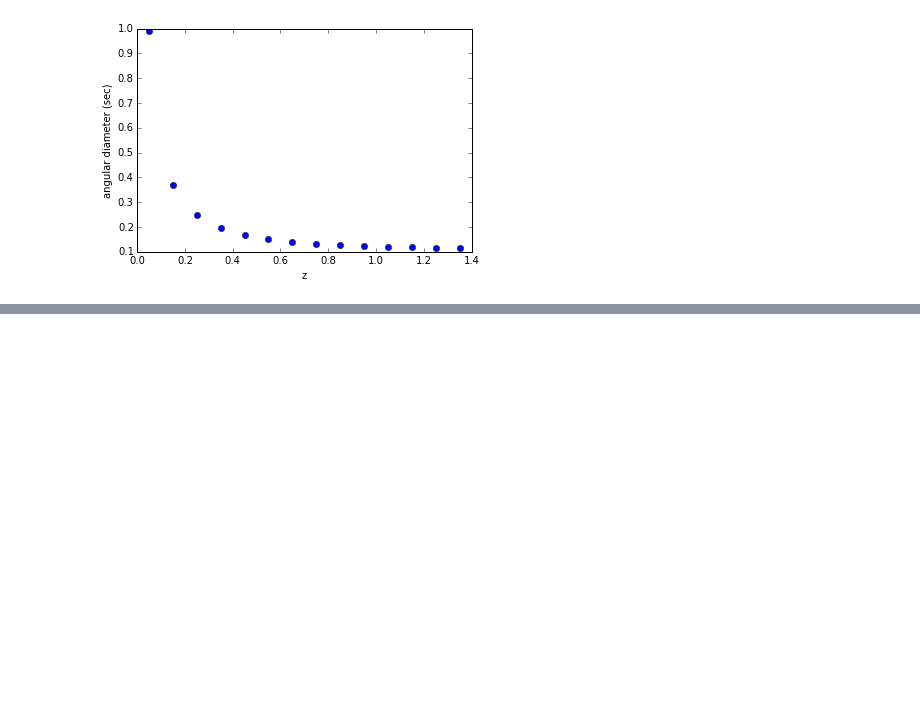
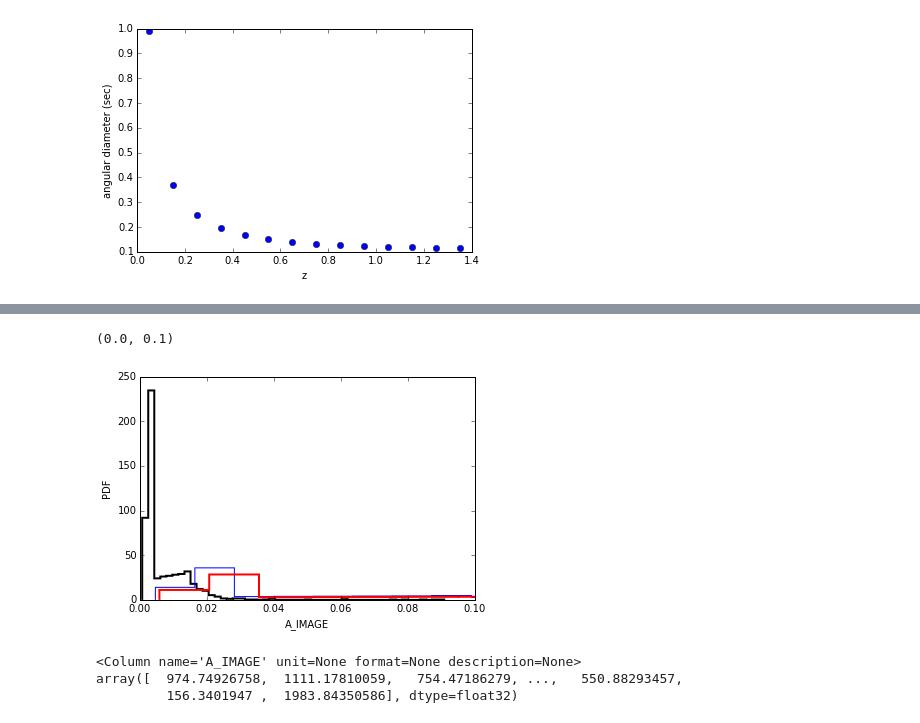
Before and after one commit to rbiswas4/hosts, a Jupyter notebook: src/Sizes.ipynb, the cells around one changed output, grey strips where cells are left out. Cells and saved outputs as stored; diff of their text form; code cells hidden in the pictures; blank space fills up the shorter version.

```diff
--- a/src/Sizes.ipynb
+++ b/src/Sizes.ipynb
@@ -21,0 +99,16 @@ plt.xlabel('z')
+# %%
+bins = plt.hist(x0, histtype='step', color='k', lw =2.0, normed=True, bins=50)
+bins = plt.hist(xp5, histtype='step', color='b', lw =1.0, normed=True, bins=50)
+bins = plt.hist(x1, histtype='step', color='r', lw =2.0, normed=True, bins=50)
+plt.xlabel('A_IMAGE')
+plt.ylabel('PDF')
+plt.xlim(0.,0.1)
+# %% [output]
+(0.0, 0.1)
+[figure, added]
+# %%
+x0
+# %% [output]
+<Column name='A_IMAGE' unit=None format=None description=None>
+array([  974.74926758,  1111.17810059,   754.47186279, ...,   550.88293457,
+         156.3401947 ,  1983.84350586], dtype=float32)
```
Also changed, not shown: parts of 19 cells of this notebook, 2 other files.
